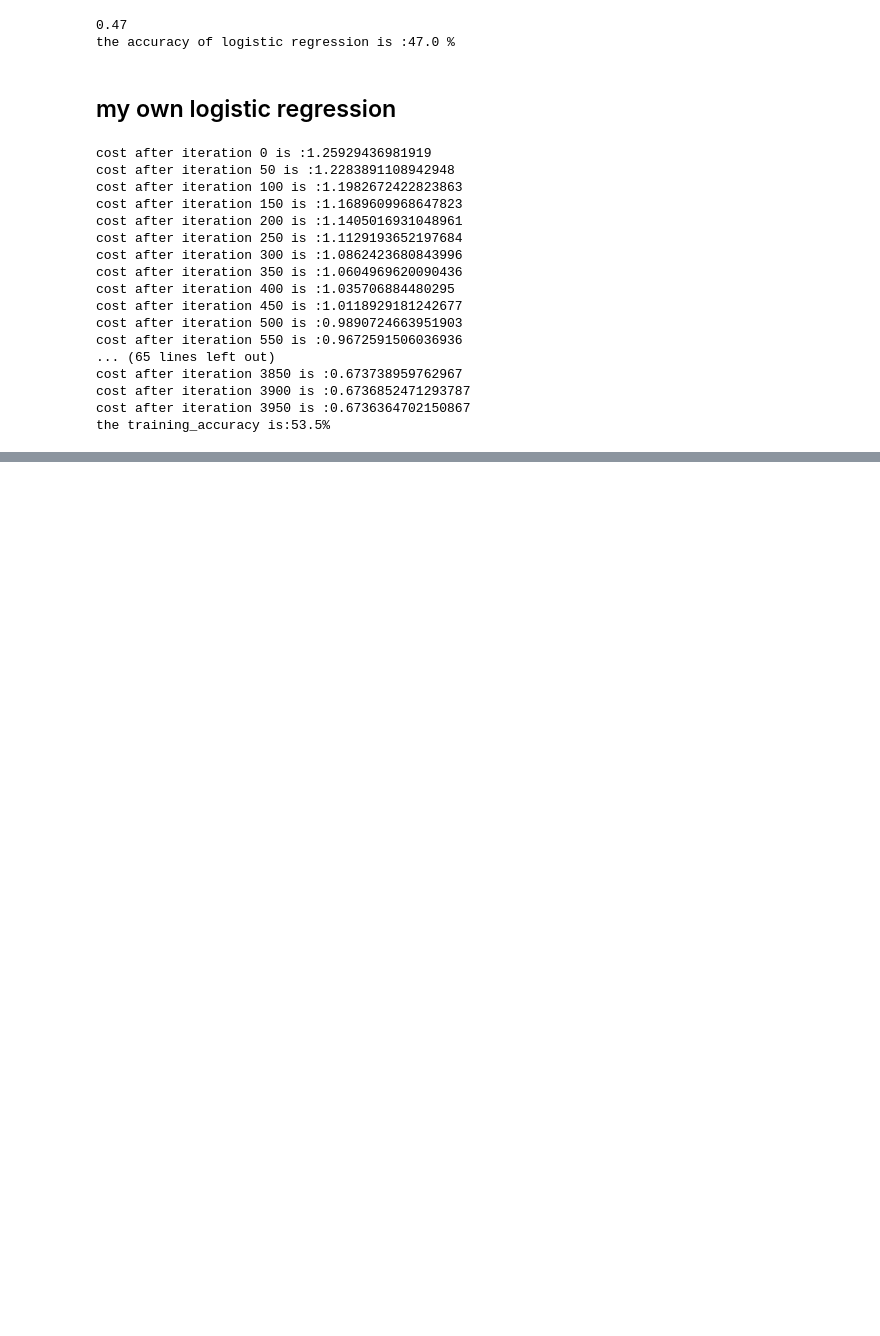
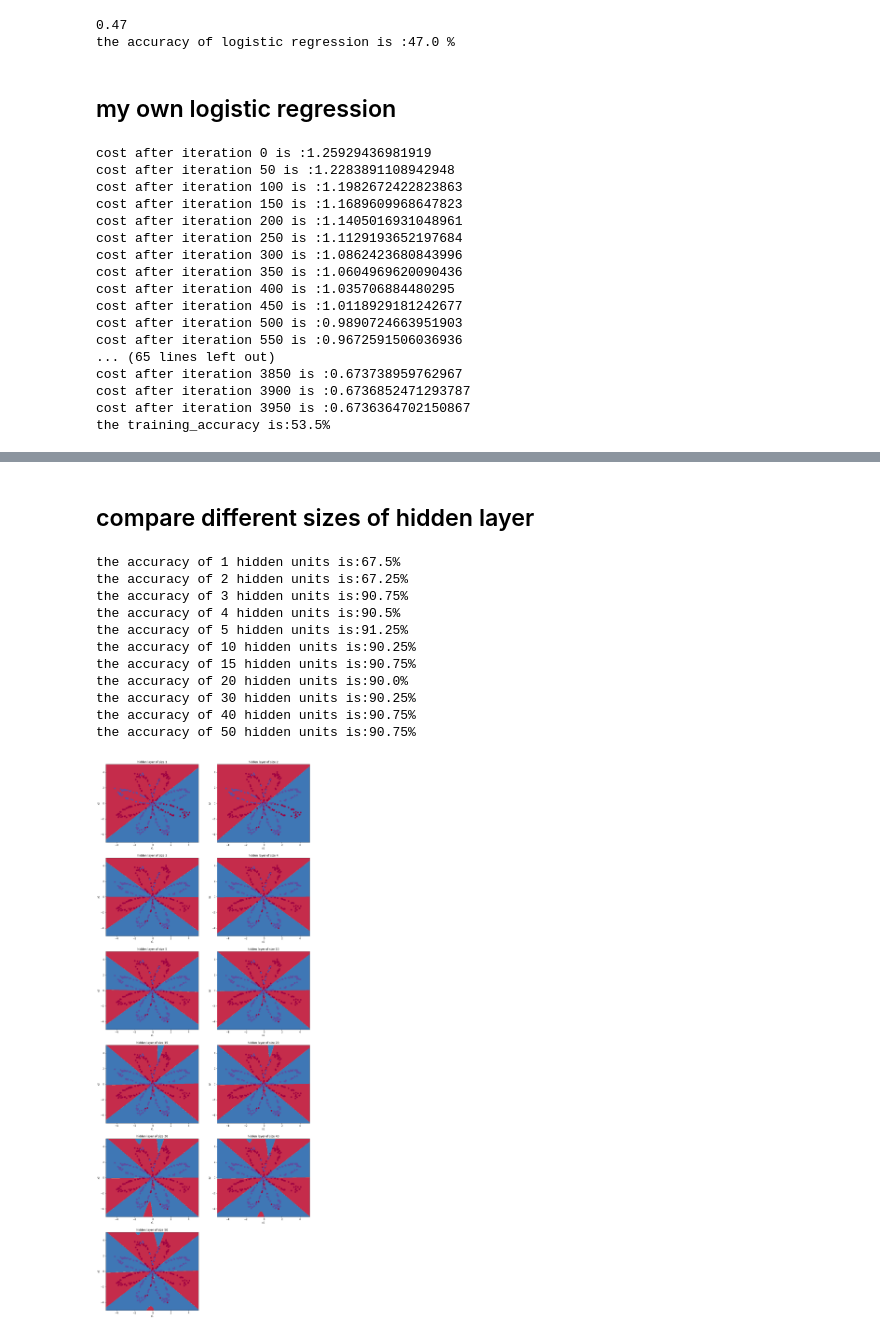
Before and after one commit to qinfendeheichi/machine-learning, a Jupyter notebook: planar data classification with a hidden layer/main.ipynb, the cells around one changed output, grey strips where cells are left out. Saved outputs shown, nothing was run; the diff lists cells and outputs as text; code cells hidden in the pictures; blank space fills up the shorter version.

```diff
--- a/planar data classification with a hidden layer/main.ipynb
+++ b/planar data classification with a hidden layer/main.ipynb
@@ -180,0 +192,13 @@ plot_decision_boundary(lambda x :np.where(sigmoid(np.dot(w.T,x.T)+b)>0.5,1,0),X,
+# %%
+def layer_sizes(X,Y,n_h):
+    """
+    Arguments:
+    X,Y,n_h
+
+    Returns:
+    n_x,n_h,n_y
+    """
+    n_x=  X.shape[0]
+    n_y= Y.shape[0]
+    n_h=n_h
+    return n_x,n_h,n_y
@@ -180,0 +411,28 @@ plot_decision_boundary(lambda x :np.where(sigmoid(np.dot(w.T,x.T)+b)>0.5,1,0),X,
+# %% [markdown]
+## compare different sizes of hidden layer
+# %%
+hidden_layer_sizes=[1,2,3,4,5,10,15,20,30,40,50]
+n=len(hidden_layer_sizes)
+plt.figure(figsize=(16,16*n/4))
+for i,n_h in enumerate(hidden_layer_sizes):
+    plt.subplot(n//2+1,2,i+1)
+    plt.title('hidden layer of size {}'.format(n_h))
+    d=nn_model(X,Y,n_h,1.2,num_iterations=5000,print_cost=False)
+    plot_decision_boundary(lambda x: predict(d['parameters'], x.T), X, Y)
+
+    Y_predict=predict(d['parameters'],X)
+    accuracy=np.squeeze((np.dot(Y,Y_predict.T)+np.dot(1-Y,1-Y_predict.T))/m)
+    print('the accuracy of {} hidden units is:{}%'.format(n_h,accuracy*100))
+# %% [output]
+the accuracy of 1 hidden units is:67.5%
+the accuracy of 2 hidden units is:67.25%
+the accuracy of 3 hidden units is:90.75%
+the accuracy of 4 hidden units is:90.5%
+the accuracy of 5 hidden units is:91.25%
+the accuracy of 10 hidden units is:90.25%
+the accuracy of 15 hidden units is:90.75%
+the accuracy of 20 hidden units is:90.0%
+the accuracy of 30 hidden units is:90.25%
+the accuracy of 40 hidden units is:90.75%
+the accuracy of 50 hidden units is:90.75%
+[figure, added]
```
Also changed, not shown: parts of 24 cells of this notebook.
